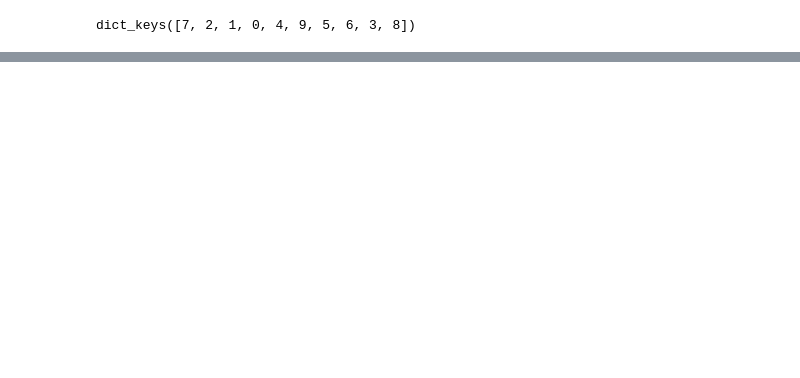
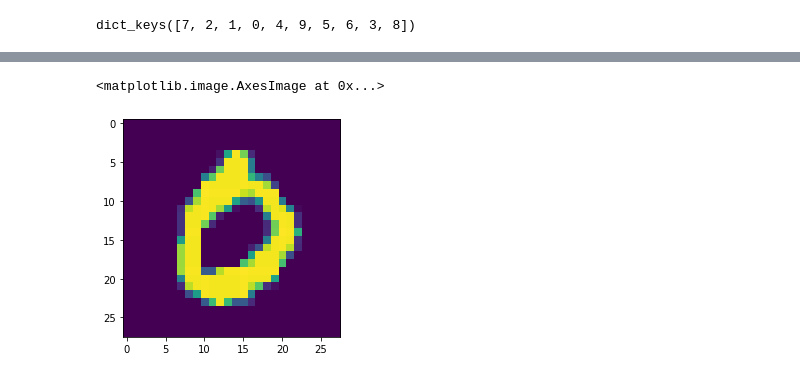
Before and after one commit to nimasheikh/discrete-representation, a Jupyter notebook: pytorch/Untitled.ipynb, the cells around one changed output, grey strips where cells are left out. Cells and saved outputs as stored; diff of their text form; code cells hidden in the pictures; blank space fills up the shorter version.

```diff
--- a/pytorch/Untitled.ipynb
+++ b/pytorch/Untitled.ipynb
@@ -169,0 +152,5 @@ len(set(keys_))
+# %%
+plt.imshow(test_[0][0].reshape(28, 28))
+# %% [output]
+<matplotlib.image.AxesImage at 0x...>
+[figure, added]
```
Also changed, not shown: parts of 24 cells of this notebook, 10 other files.
